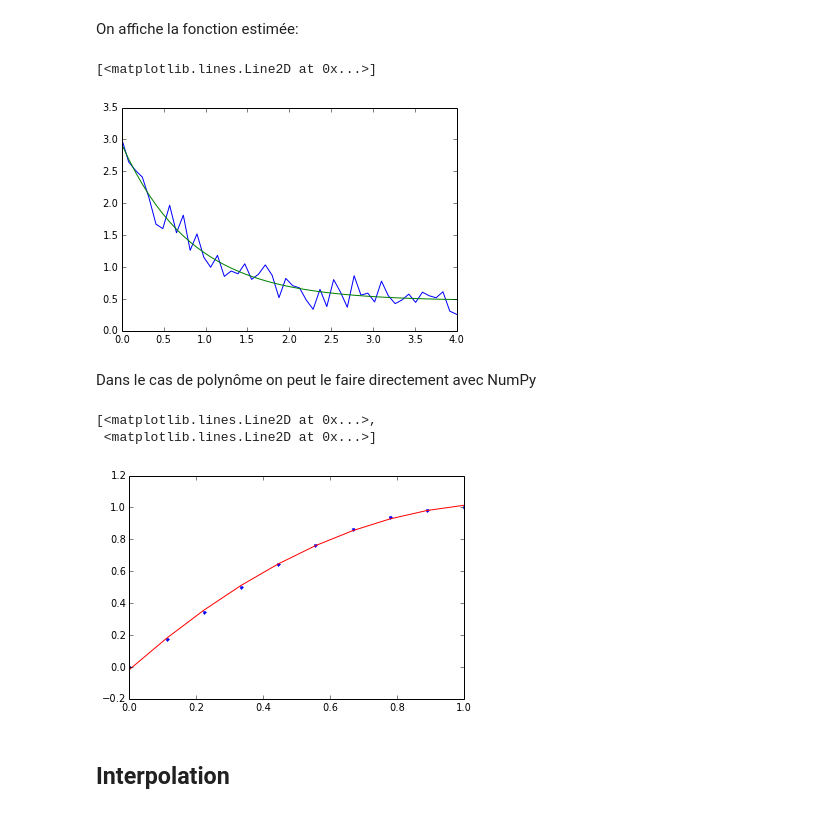
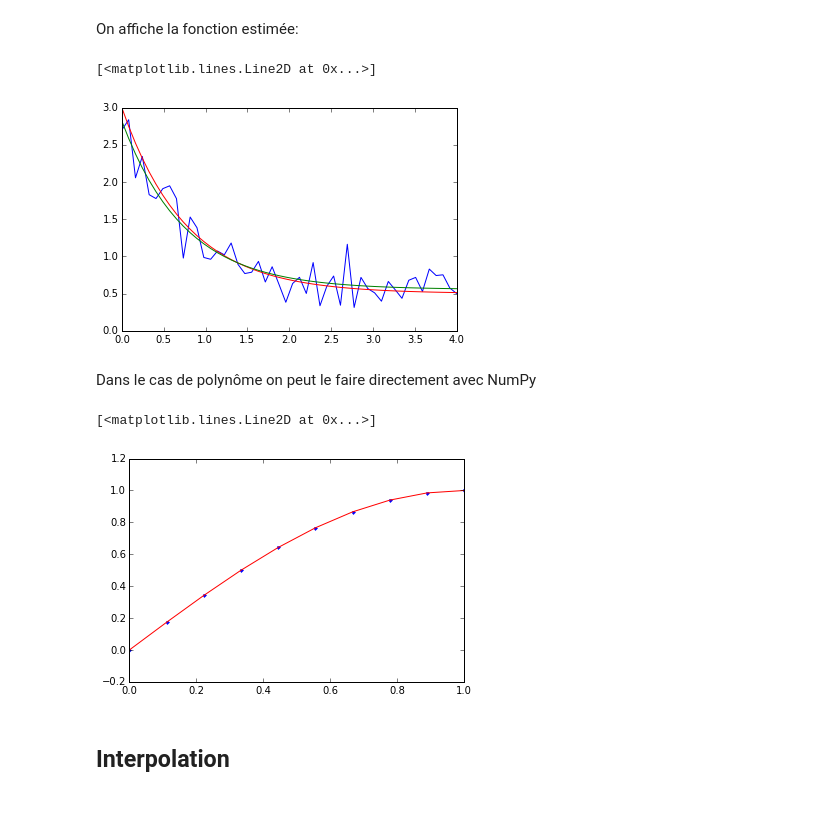
Before and after one commit to agramfort/liesse_telecom_paristech_python, a Jupyter notebook: 3-Scipy.ipynb, the cells around one changed output. Cells and saved outputs as stored; diff of their text form; code cells hidden in the pictures.

```diff
--- a/3-Scipy.ipynb
+++ b/3-Scipy.ipynb
@@ -461,20 +477,23 @@ curve_fit?
 On affiche la fonction estimée:
 # %%
 plt.plot(x, yn)
+plt.plot(x, y, 'r')
 plt.plot(x, f(x, a, b, c))
 # %% [output]
 [<matplotlib.lines.Line2D at 0x...>]
-[figure, old version]
+[figure, new version]
 # %% [markdown]
 Dans le cas de polynôme on peut le faire directement avec NumPy
 # %%
 x = np.linspace(0,1,10)
 y = np.sin(x * np.pi / 2.)
-line = np.polyfit(x, y, deg=2)
-plt.plot(x, y, '.', x, np.polyval(line,x), 'r')
+line = np.polyfit(x, y, deg=10)
+plt.plot(x, y, '.')
+plt.plot(x, np.polyval(line,x), 'r')
+# xx = np.linspace(-5,4,100)
+# plt.plot(xx, np.polyval(line,xx), 'g')
 # %% [output]
-[<matplotlib.lines.Line2D at 0x...>,
- <matplotlib.lines.Line2D at 0x...>]
+[<matplotlib.lines.Line2D at 0x...>]
 [figure]
 # %% [markdown]
 ## Interpolation
```
Also changed, not shown: parts of 18 cells of this notebook, 2 other files.
